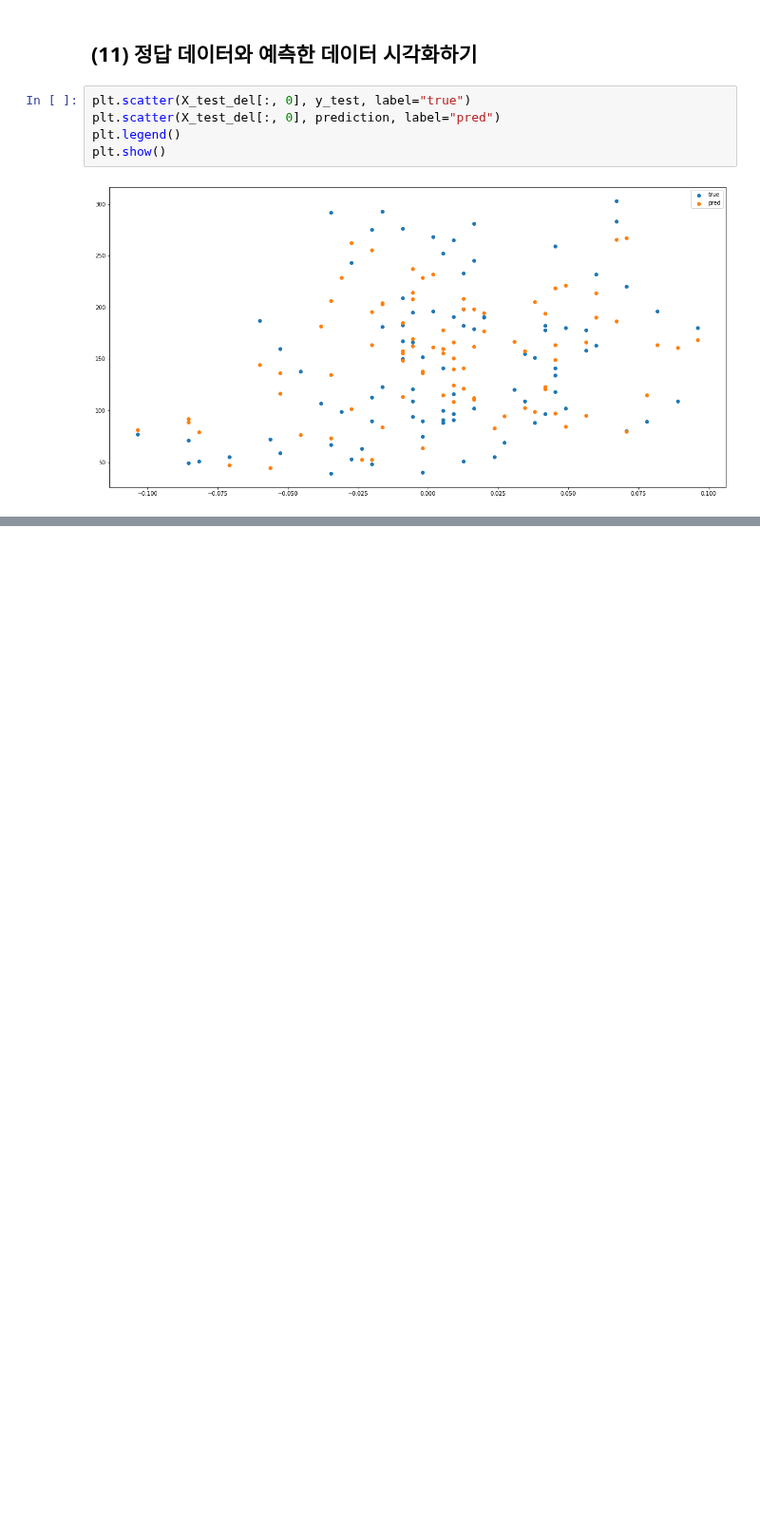
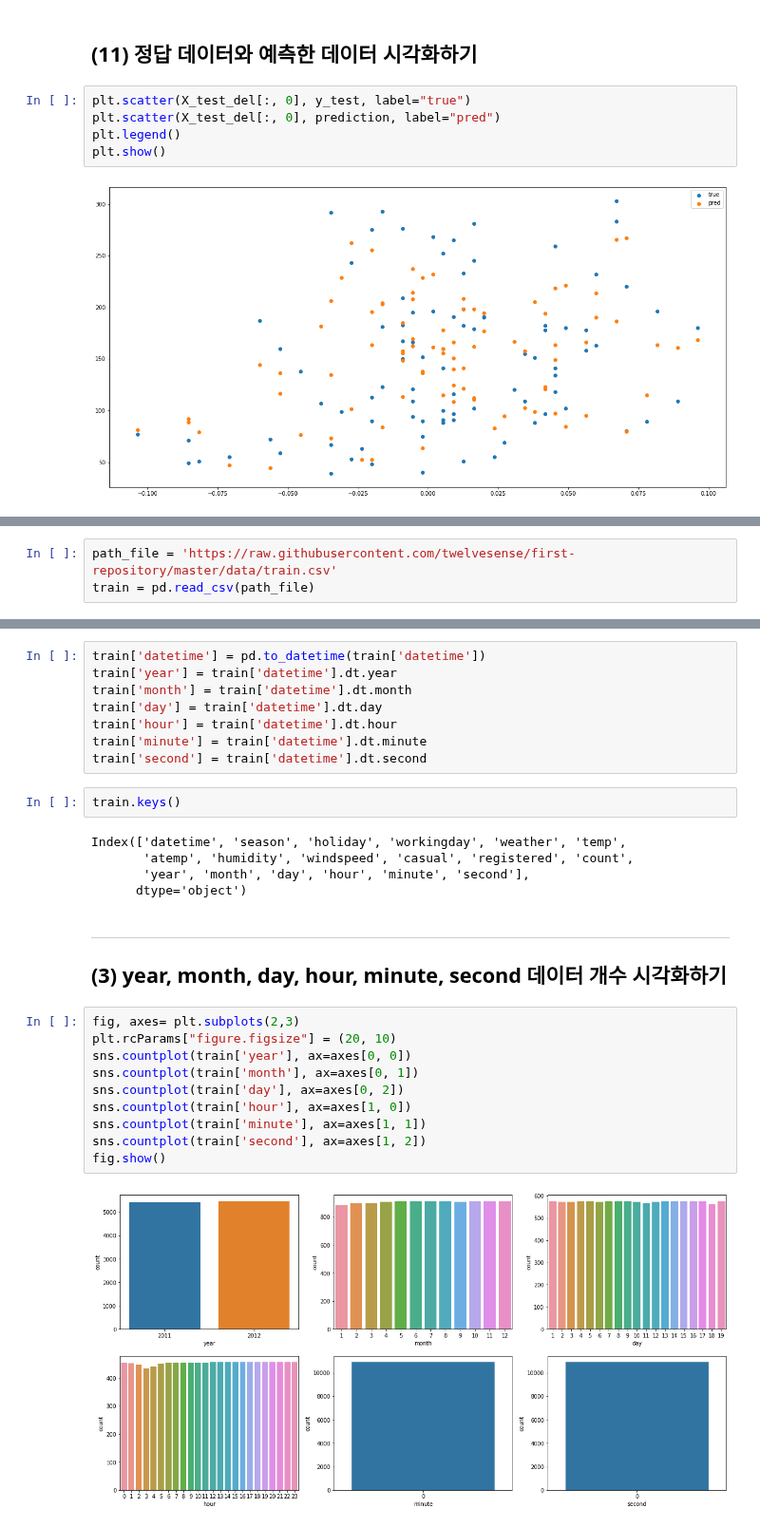
Before and after one commit to twelvesense/first-repository, a Jupyter notebook: ExplNode02.ipynb, the cells around one changed output, grey strips where cells are left out. Shown at 95% size. Saved outputs shown, nothing was run; the diff lists cells and outputs as text; blank space fills up the shorter version.

```diff
--- a/ExplNode02.ipynb
+++ b/ExplNode02.ipynb
@@ -273,0 +280,3 @@ sample_data
+# %%
+path_file = 'https://raw.githubusercontent.com/twelvesense/first-repository/master/data/train.csv'
+train = pd.read_csv(path_file)
@@ -273,0 +338,30 @@ sample_data
+# %%
+train['datetime'] = pd.to_datetime(train['datetime'])
+train['year'] = train['datetime'].dt.year
+train['month'] = train['datetime'].dt.month
+train['day'] = train['datetime'].dt.day
+train['hour'] = train['datetime'].dt.hour
+train['minute'] = train['datetime'].dt.minute
+train['second'] = train['datetime'].dt.second
+# %%
+train.keys()
+# %% [output]
+Index(['datetime', 'season', 'holiday', 'workingday', 'weather', 'temp',
+       'atemp', 'humidity', 'windspeed', 'casual', 'registered', 'count',
+       'year', 'month', 'day', 'hour', 'minute', 'second'],
+      dtype='object')
+# %% [markdown]
+---
+## (3) year, month, day, hour, minute, second 데이터 개수 시각화하기
+# %%
+fig, axes= plt.subplots(2,3)
+plt.rcParams["figure.figsize"] = (20, 10)
+sns.countplot(train['year'], ax=axes[0, 0])
+sns.countplot(train['month'], ax=axes[0, 1])
+sns.countplot(train['day'], ax=axes[0, 2])
+sns.countplot(train['hour'], ax=axes[1, 0])
+sns.countplot(train['minute'], ax=axes[1, 1])
+sns.countplot(train['second'], ax=axes[1, 2])
+fig.show()
+# %% [output]
+[figure, added]
```
Also changed, not shown: parts of 46 cells of this notebook.
